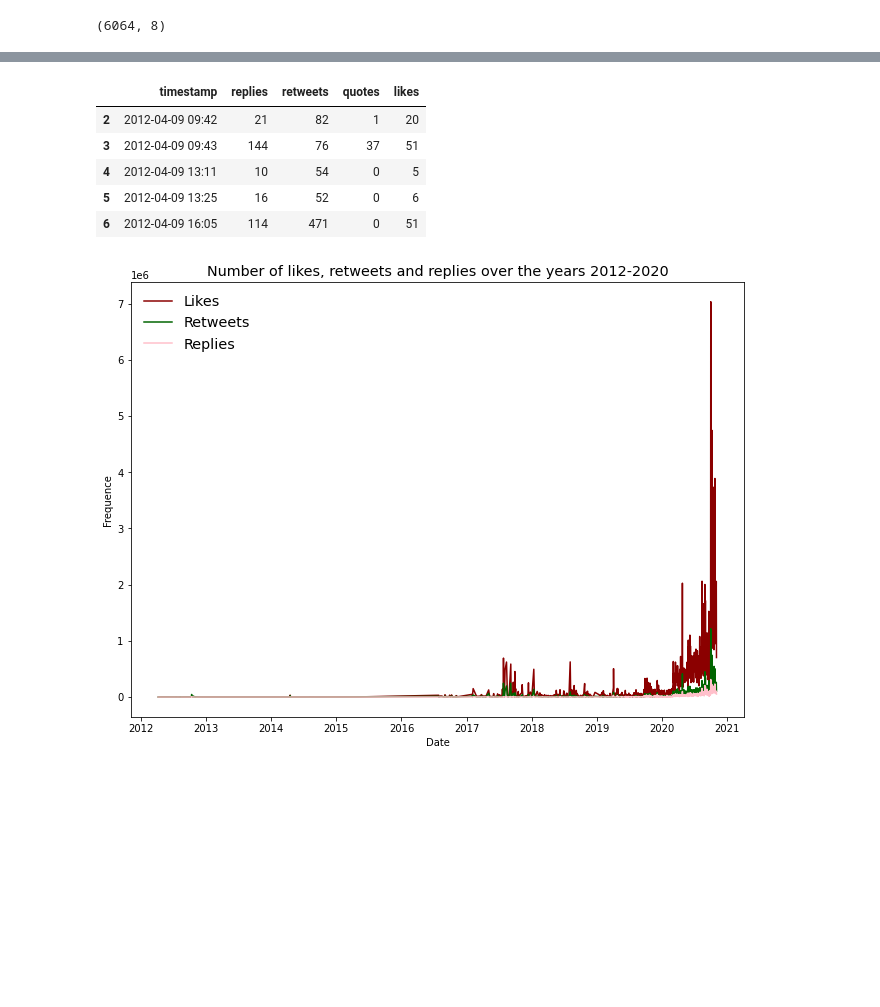
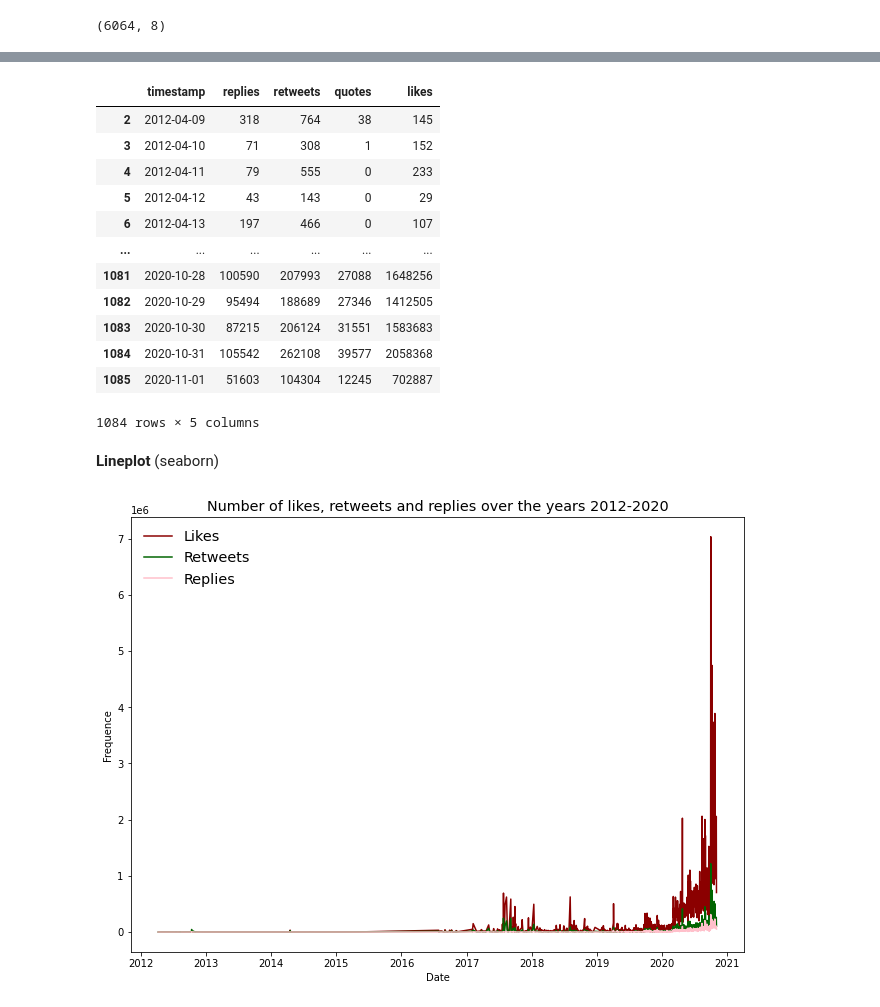
Before and after one commit to elzrd/cmhb-project-biden-tweet, a Jupyter notebook: Project.ipynb, the cells around one changed output, grey strips where cells are left out. Saved outputs shown, nothing was run; the diff lists cells and outputs as text; code cells hidden in the pictures; blank space fills up the shorter version.

```diff
--- a/Project.ipynb
+++ b/Project.ipynb
@@ -61,18 +61,27 @@ joe.head()
 # %%
 joe_count = pd.DataFrame()
 
 joe_count['replies'] = joe.groupby(['timestamp'])['replies'].sum()
 joe_count['retweets'] = joe.groupby(['timestamp'])['retweets'].sum()
 joe_count['quotes'] = joe.groupby(['timestamp'])['quotes'].sum()
 joe_count['likes'] = joe.groupby(['timestamp'])['likes'].sum()
 joe_final = joe_count.reset_index()
 joe_final = joe_final.iloc[2:]
-joe_final.head()
+joe_final
 # %% [output]
 |  | timestamp | replies | retweets | quotes | likes |
-| 2 | 2012-04-09 09:42 | 21 | 82 | 1 | 20 |
-| 3 | 2012-04-09 09:43 | 144 | 76 | 37 | 51 |
-| 4 | 2012-04-09 13:11 | 10 | 54 | 0 | 5 |
-| 5 | 2012-04-09 13:25 | 16 | 52 | 0 | 6 |
-| 6 | 2012-04-09 16:05 | 114 | 471 | 0 | 51 |
+| 2 | 2012-04-09 | 318 | 764 | 38 | 145 |
+| 3 | 2012-04-10 | 71 | 308 | 1 | 152 |
+| 4 | 2012-04-11 | 79 | 555 | 0 | 233 |
+| 5 | 2012-04-12 | 43 | 143 | 0 | 29 |
+| 6 | 2012-04-13 | 197 | 466 | 0 | 107 |
+| ... | ... | ... | ... | ... | ... |
+| 1081 | 2020-10-28 | 100590 | 207993 | 27088 | 1648256 |
+| 1082 | 2020-10-29 | 95494 | 188689 | 27346 | 1412505 |
+| 1083 | 2020-10-30 | 87215 | 206124 | 31551 | 1583683 |
+| 1084 | 2020-10-31 | 105542 | 262108 | 39577 | 2058368 |
+| 1085 | 2020-11-01 | 51603 | 104304 | 12245 | 702887 |
+1084 rows × 5 columns
+# %% [markdown]
+**Lineplot** (seaborn)
 # %%
```
Also changed, not shown: parts of 53 cells of this notebook.
